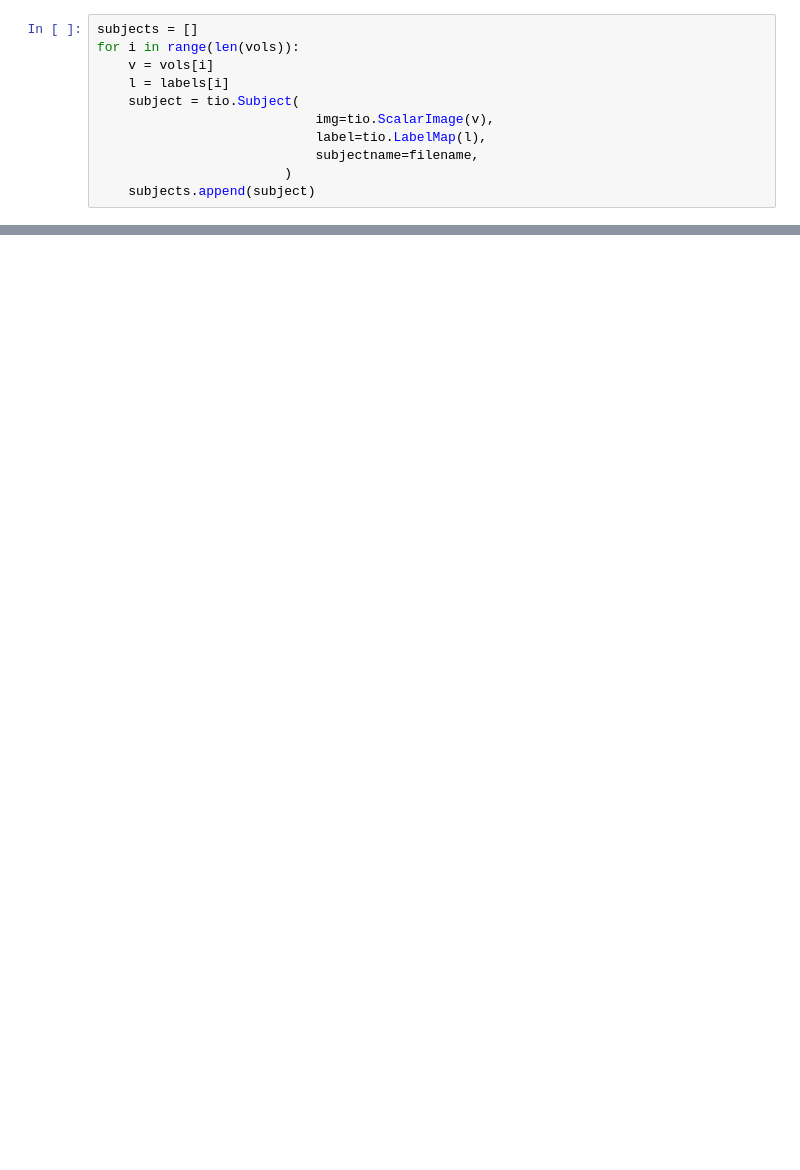
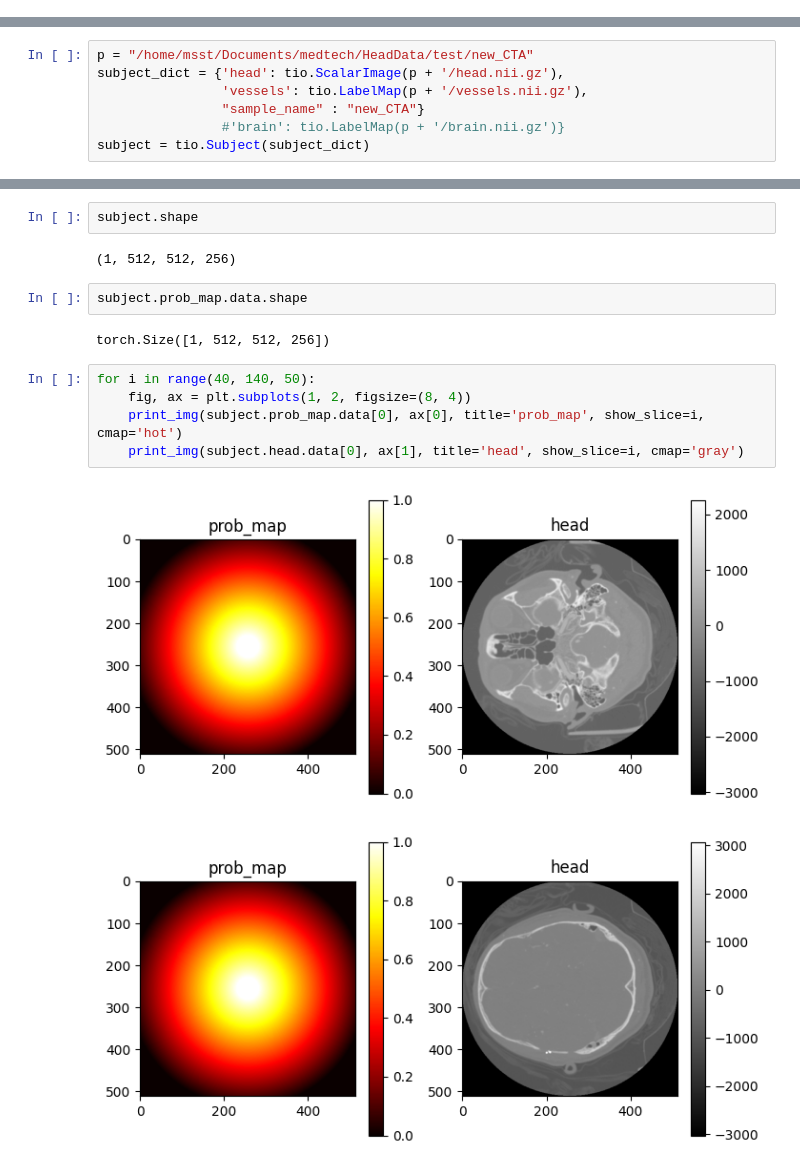
Before and after one commit to NotYourLady/MSRepo, a Jupyter notebook: VesselSegmentation/Test_totchio.ipynb, the cells around one changed output, grey strips where cells are left out. Drawn from its saved outputs; the diff is of its cells as text; blank space fills up the shorter version.

Commit message:
torchio pipeline

```diff
--- a/VesselSegmentation/Test_totchio.ipynb
+++ b/VesselSegmentation/Test_totchio.ipynb
@@ -51,11 +0,0 @@ labels = ["/home/msst/Documents/medtech/brain_seg_dataset/CT_S5020_uint16/vessel
-# %%
-subjects = []
-for i in range(len(vols)):
-    v = vols[i]
-    l = labels[i]
-    subject = tio.Subject(
-                            img=tio.ScalarImage(v),
-                            label=tio.LabelMap(l),
-                            subjectname=filename,
-                        )
-    subjects.append(subject)
@@ -78,0 +185,7 @@ patches_queue = tio.Queue(
+# %%
+p = "/home/msst/Documents/medtech/HeadData/test/new_CTA"
+subject_dict = {'head': tio.ScalarImage(p + '/head.nii.gz'),
+                'vessels': tio.LabelMap(p + '/vessels.nii.gz'),
+                "sample_name" : "new_CTA"}
+                #'brain': tio.LabelMap(p + '/brain.nii.gz')}
+subject = tio.Subject(subject_dict)
@@ -78,0 +239,16 @@ patches_queue = tio.Queue(
+# %%
+subject.shape
+# %% [output]
+(1, 512, 512, 256)
+# %%
+subject.prob_map.data.shape
+# %% [output]
+torch.Size([1, 512, 512, 256])
+# %%
+for i in range(40, 140, 50):
+    fig, ax = plt.subplots(1, 2, figsize=(8, 4))
+    print_img(subject.prob_map.data[0], ax[0], title='prob_map', show_slice=i, cmap='hot')
+    print_img(subject.head.data[0], ax[1], title='head', show_slice=i, cmap='gray')
+# %% [output]
+[figure, added]
+[figure, added]
```
Also changed, not shown: parts of 34 cells of this notebook, 11 other files.
